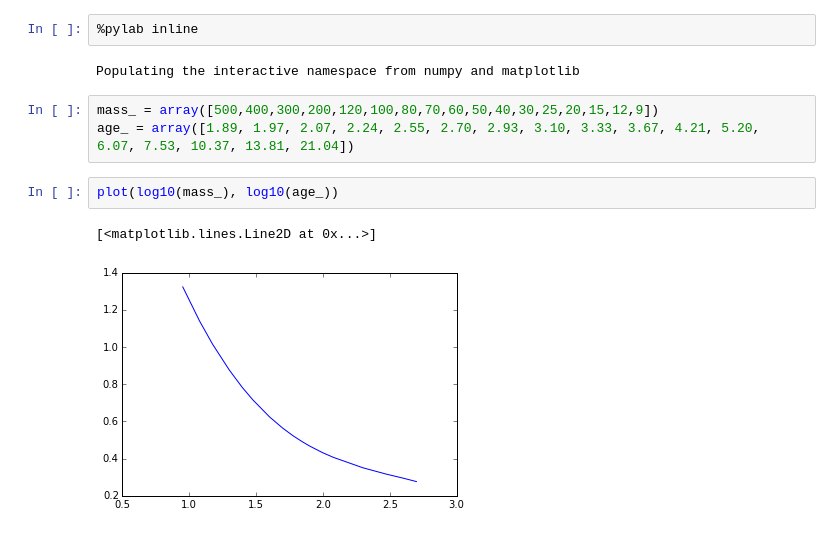
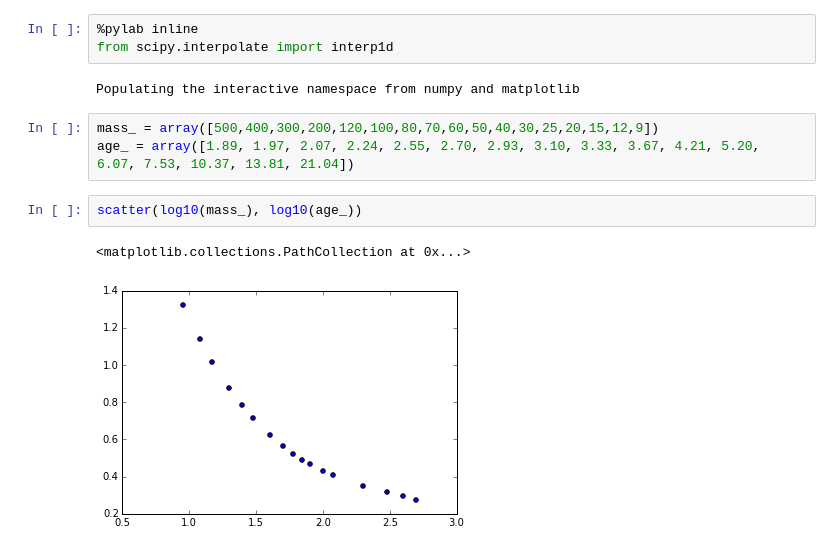
Before and after one commit to astroandes/SimpleStochasticity, a Jupyter notebook: src/simple.ipynb, the cells around one changed output. Drawn from its saved outputs; the diff is of its cells as text.

```diff
--- a/src/simple.ipynb
+++ b/src/simple.ipynb
@@ -1,12 +1,13 @@
 # %%
 %pylab inline
+from scipy.interpolate import interp1d
 # %% [output]
 Populating the interactive namespace from numpy and matplotlib
 # %%
 mass_ = array([500,400,300,200,120,100,80,70,60,50,40,30,25,20,15,12,9])
 age_ = array([1.89, 1.97, 2.07, 2.24, 2.55, 2.70, 2.93, 3.10, 3.33, 3.67, 4.21, 5.20, 6.07, 7.53, 10.37, 13.81, 21.04])
 # %%
-plot(log10(mass_), log10(age_))
+scatter(log10(mass_), log10(age_))
 # %% [output]
-[<matplotlib.lines.Line2D at 0x...>]
+<matplotlib.collections.PathCollection at 0x...>
-[figure, old version]
+[figure, new version]
```
Also changed, not shown: parts of 12 cells of this notebook.
